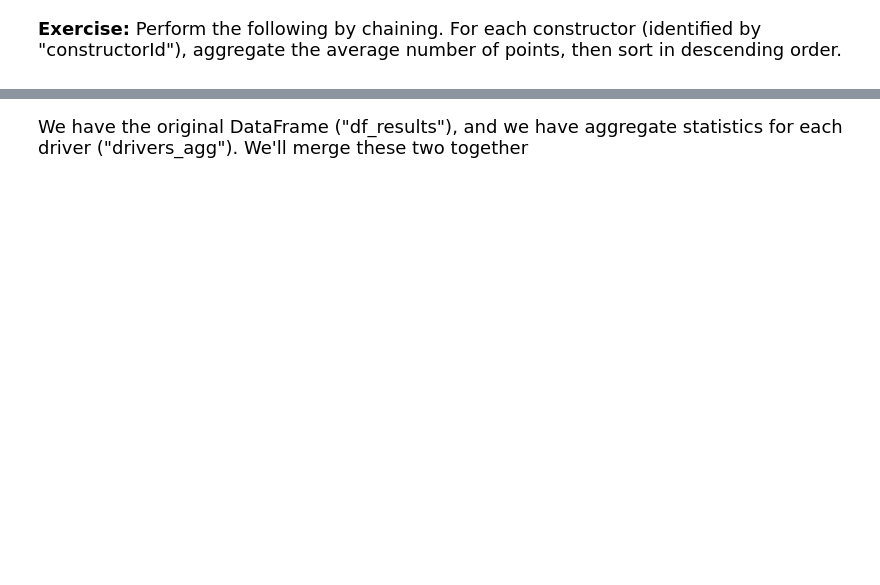
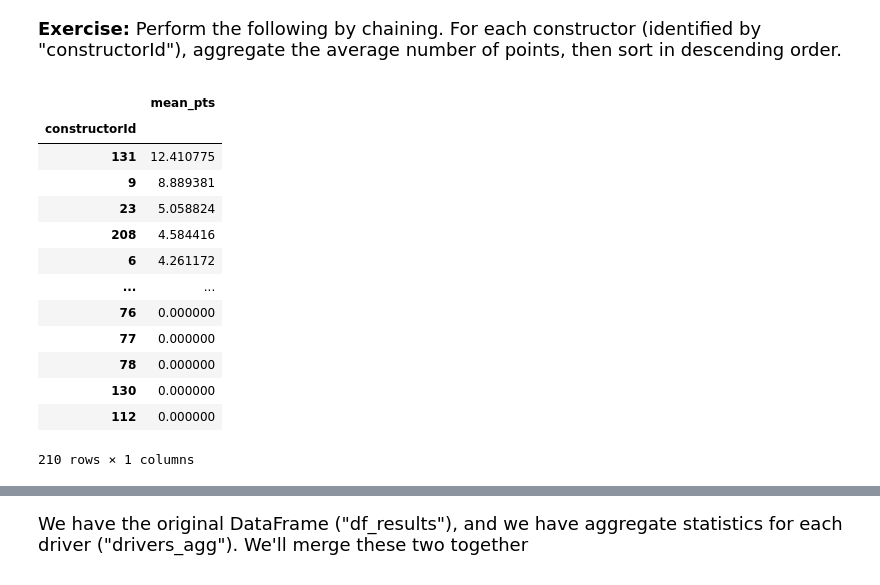
Before and after one commit to joycheng88/qtm151fall2025, a Jupyter notebook: Lecture_15-grouping_aggregating_merging/Lecture15.ipynb, the cells around one changed output, grey strips where cells are left out. Cells and saved outputs as stored; diff of their text form; code cells hidden in the pictures; blank space fills up the shorter version.

```diff
--- a/Lecture_15-grouping_aggregating_merging/Lecture15.ipynb
+++ b/Lecture_15-grouping_aggregating_merging/Lecture15.ipynb
@@ -556,6 +574,22 @@ df_results.groupby("raceId").agg("laps")
 **Exercise:** Perform the following by chaining. For each constructor (identified by "constructorId"), aggregate the average number of points, then sort in descending order.
 # %%
 # your code here
+df_results.groupby('constructorId').agg(mean_pts = ('points', 'mean')).sort_values('mean_pts', ascending=False)
+# %% [output]
+|  | mean_pts |
+| constructorId |  |
+| 131 | 12.410775 |
+| 9 | 8.889381 |
+| 23 | 5.058824 |
+| 208 | 4.584416 |
+| 6 | 4.261172 |
+| ... | ... |
+| 76 | 0.000000 |
+| 77 | 0.000000 |
+| 78 | 0.000000 |
+| 130 | 0.000000 |
+| 112 | 0.000000 |
+210 rows × 1 columns
 # %% [markdown]
 # <span style="color:red"> IV. Merging </span>
 
```
Also changed, not shown: parts of 6 cells of this notebook, 1 other file.
